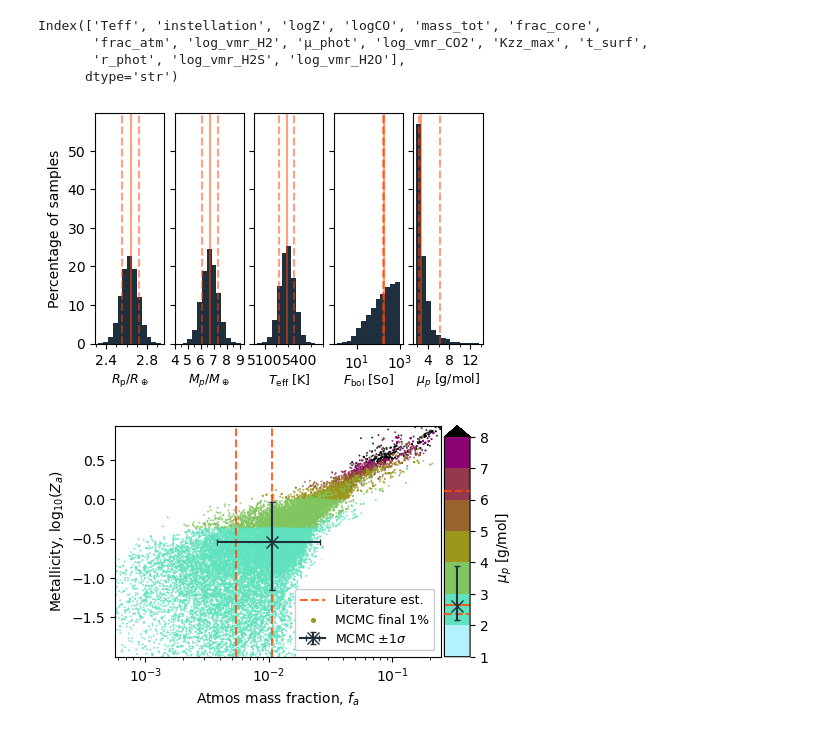
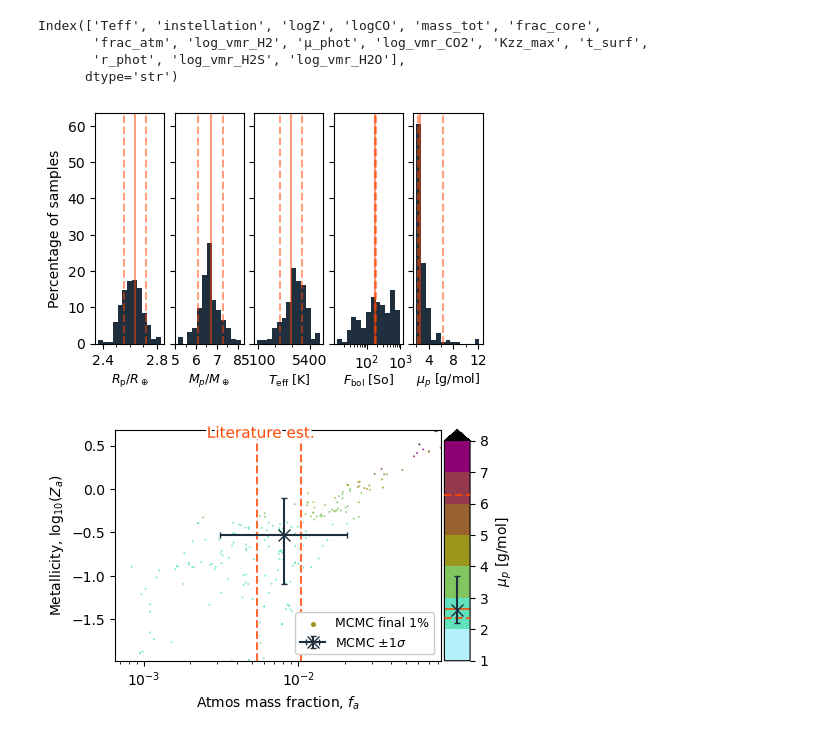
Before and after one commit to nichollsh/InferAGNI, a Jupyter notebook: notebooks/paper_demo.ipynb, the cells around one changed output. Drawn from its saved outputs; the diff is of its cells as text; code cells hidden in the pictures.

```diff
--- a/notebooks/paper_demo.ipynb
+++ b/notebooks/paper_demo.ipynb
@@ -25,7 +25,7 @@ ntruth = len(truth)
 
 # get last samples from samps
 end_frac = 0.01
-nsamp = int(len(samps)*(1-end_frac))
+nsamp = int(len(samps)*end_frac)
 samps = samps.iloc[-nsamp:]
 # %%
 print(samps.keys())
@@ -41,7 +41,7 @@ fig,ax = plt.subplots(1,ntruth,figsize=(5,3),sharey=True)
 for i in range(ntruth):
     k = truth["key"].iloc[i]
 
-    this_samp = ia.util.undimen(deepcopy(samps[k]), k)
+    this_samp = ia.util.nondimen(deepcopy(samps[k]), k)
 
     pctle = 0.0
     ymin = np.percentile(this_samp, pctle)
@@ -63,13 +63,13 @@ for i in range(ntruth):
     al = 0.5
 
     this_truth = deepcopy(truth.iloc[i])
-    obs_val = ia.util.undimen(this_truth["value"], k)
+    obs_val = ia.util.nondimen(this_truth["value"], k)
     ax[i].axvline(obs_val, color=truth_color, ls="-", alpha=al)
 
-    obs_err_plu = obs_val + ia.util.undimen(this_truth["plus"], k)
+    obs_err_plu = obs_val + ia.util.nondimen(this_truth["plus"], k)
     ax[i].axvline(obs_err_plu, color=truth_color, ls="--", alpha=al)
 
-    obs_err_min = obs_val - ia.util.undimen(this_truth["minus"], k)
+    obs_err_min = obs_val - ia.util.nondimen(this_truth["minus"], k)
     ax[i].axvline(obs_err_min, color=truth_color, ls="--", alpha=al)
 
     # text = ia.util.varprops[k].label
@@ -104,7 +104,7 @@ fig.subplots_adjust(wspace=0.15)
 fig.savefig(os.path.join(outdir,"ia_demo_truth.pdf"), dpi=ia.plot.DPI, bbox_inches="tight")
 plt.show()
 # %% [output]
-[figure, old version]
+[figure, new version]
 # %%
 fig,ax = plt.subplots(1,1,figsize=(5,3))
 
@@ -120,9 +120,9 @@ else:
     c = samps[ckey].values
 mask = np.argsort(c)[::-1]
 
-x = ia.util.undimen(samps[xkey].iloc[mask], xkey)
-y = ia.util.undimen(samps[ykey].iloc[mask], ykey)
-c = ia.util.undimen(c[mask], ckey)
+x = ia.util.nondimen(samps[xkey].iloc[mask], xkey)
+y = ia.util.nondimen(samps[ykey].iloc[mask], ykey)
+c = ia.util.nondimen(c[mask], ckey)
 
 # create scalarmappable with defined boundaries
 cmap = deepcopy(ia.util.varprops[ckey].cmap)
@@ -134,37 +134,42 @@ sm = mpl.cm.ScalarMappable(cmap=cmap, norm=norm)
 cbar = fig.colorbar(sm, ax=ax, label=ia.util.varprops[ckey].label, pad=0.01, extend='max', aspect=9)
 cbar.ax.yaxis.set_major_locator(mpl.ticker.MultipleLocator(1))
 
+_pe_text = [mpl.patheffects.Stroke(linewidth=3, foreground='w'), mpl.patheffects.Normal()]
+
 # add paper constraints
 al = 0.8
 obs_col = truth_color
-cbar.ax.axhline(ia.util.undimen(truth[truth["key"]==ckey]["value"], ckey), c=obs_col, ls='-', alpha=al)
-cbar.ax.axhline(ia.util.undimen(truth[truth["key"]==ckey]["value"], ckey) + ia.util.undimen(truth[truth["key"]==ckey]["plus"], ckey),c=obs_col , ls='--', zorder=10, alpha=al)
-cbar.ax.axhline(ia.util.undimen(truth[truth["key"]==ckey]["value"], ckey) - ia.util.undimen(truth[truth["key"]==ckey]["minus"], ckey),c=obs_col, ls='--', zorder=10, alpha=al)
+cbar.ax.axhline(ia.util.nondimen(truth[truth["key"]==ckey]["value"], ckey), c=obs_col, ls='-', alpha=al)
+cbar.ax.axhline(ia.util.nondimen(truth[truth["key"]==ckey]["value"], ckey) + ia.util.nondimen(truth[truth["key"]==ckey]["plus"], ckey),c=obs_col , ls='--', zorder=10, alpha=al)
+cbar.ax.axhline(ia.util.nondimen(truth[truth["key"]==ckey]["value"], ckey) - ia.util.nondimen(truth[truth["key"]==ckey]["minus"], ckey),c=obs_col, ls='--', zorder=10, alpha=al)
 for xx in (0.54/100, 1.05/100):
-    ax.axvline(xx, color=obs_col, ls='--', alpha=al)
-ax.plot([],[], color=obs_col, ls='--', label="Literature est.", alpha=al)
+    ax.axvline(xx, color=obs_col, ls='--', alpha=al, path_effects=_pe_text)
+ax.annotate("Literature est.",(xx,np.percentile(y,99)), xytext=(10,0), textcoords='offset points',
+                 ha='right', va='center', rotation=0, rotation_mode='anchor',
+                 color=obs_col, fontsize=11, path_effects=_pe_text)
+
 
 # mcmc result
 ax.scatter([],[], color=sm.to_rgba(4), s=28, marker=".", label=f"MCMC final {end_frac*100:g}%", zorder=21, )
 ax.scatter(x,y, c=c, s=2,  alpha=al, cmap=sm.get_cmap(), norm=sm.norm, edgecolors="none", rasterized=True)
 ax.errorbar([np.median(x)], [np.median(y)], xerr=[[np.median(x)-np.percentile(x, 16)], [np.percentile(x, 84)-np.median(x)]],
             yerr=[[np.median(y)-np.percentile(y, 16)], [np.percentile(y, 84)-np.median(y)]],
             zorder=20, label=r"MCMC $\pm 1\sigma$", capsize=2, color=samples_color, lw=1.5, marker='x', markersize=8)
 cbar.ax.errorbar([0.5], [np.median(c)], yerr=[[np.median(c)-np.percentile(c, 16)], [np.percentile(c, 84)-np.median(c)]],
                  c=samples_color, markersize=8, marker='x', zorder=21,capsize=2, lw=1.5)
 
 if ia.util.varprops[xkey].log:
     ax.set_xscale("log")
 if ia.util.varprops[ykey].log:
     ax.set_yscale("log")
 ax.set_xlabel(ia.util.varprops[xkey].label)
 ax.set_ylabel(ia.util.varprops[ykey].label)
 
 ax.set_xlim(np.amin(x), np.amax(x))
 ax.set_ylim(np.amin(y), np.amax(y))
 
 ax.legend(loc='lower right', fontsize=9, framealpha=1)
 fig.savefig(os.path.join(outdir,"ia_demo_litcomp.pdf"), dpi=DPI, bbox_inches="tight")
 plt.show()
 # %% [output]
-[figure, old version]
+[figure, new version]
```
Also changed, not shown: 12 other files.
